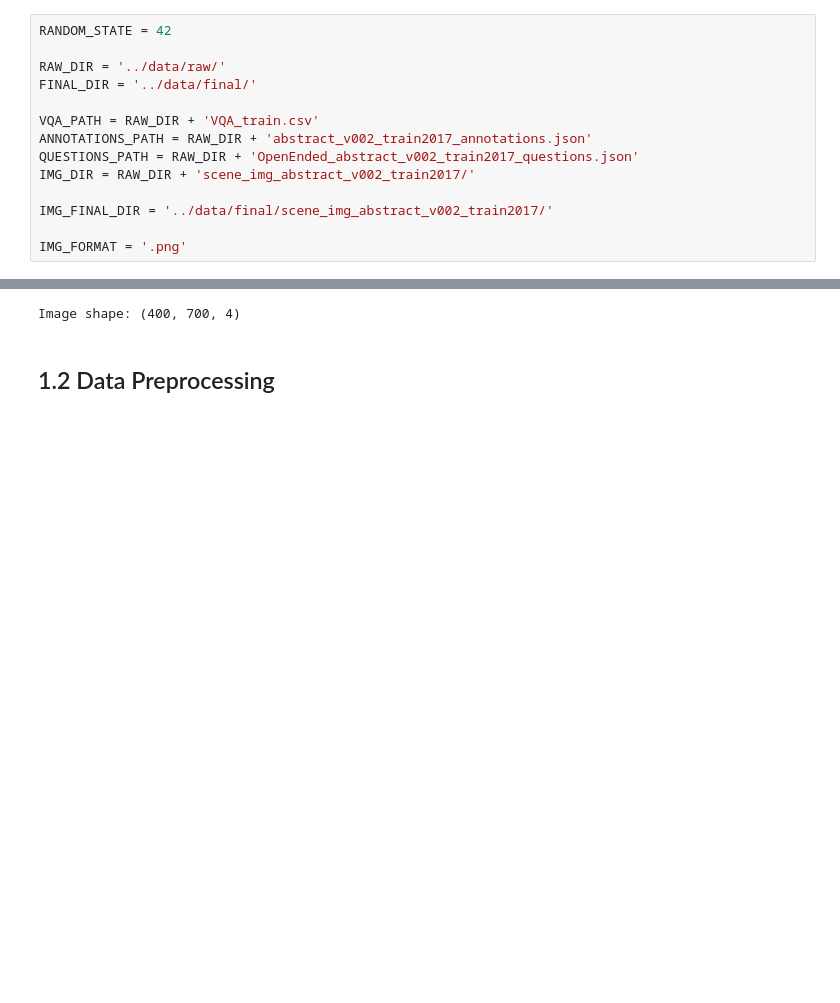
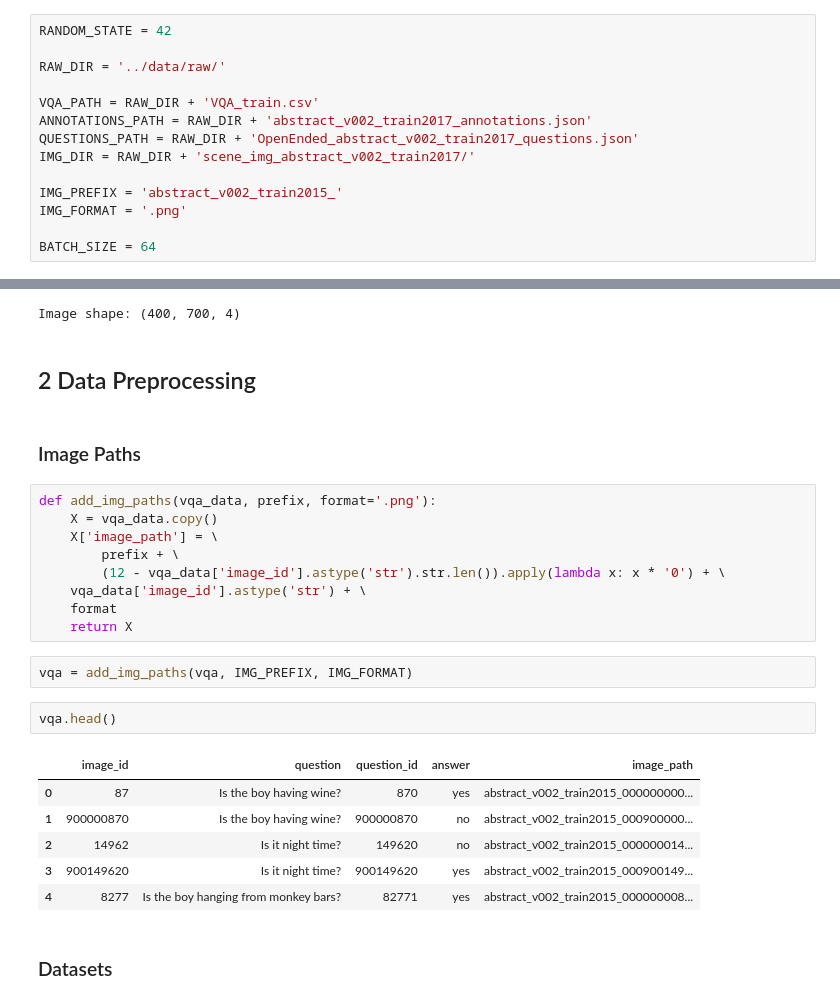
Before and after one commit to JaskierM/binary-vqa-example, a Jupyter notebook: notebooks/modeling.ipynb, the cells around one changed output, grey strips where cells are left out. Cells and saved outputs as stored; diff of their text form; blank space fills up the shorter version.

```diff
--- a/notebooks/modeling.ipynb
+++ b/notebooks/modeling.ipynb
@@ -23,16 +25,16 @@ from torchvision.io import read_image
 RANDOM_STATE = 42
 
 RAW_DIR = '../data/raw/'
-FINAL_DIR = '../data/final/'
 
 VQA_PATH = RAW_DIR + 'VQA_train.csv'
 ANNOTATIONS_PATH = RAW_DIR + 'abstract_v002_train2017_annotations.json'
 QUESTIONS_PATH = RAW_DIR + 'OpenEnded_abstract_v002_train2017_questions.json'
 IMG_DIR = RAW_DIR + 'scene_img_abstract_v002_train2017/'
 
-IMG_FINAL_DIR = '../data/final/scene_img_abstract_v002_train2017/'
+IMG_PREFIX = 'abstract_v002_train2015_'
+IMG_FORMAT = '.png'
 
-IMG_FORMAT = '.png'
+BATCH_SIZE = 64
 # %% [markdown]
 ### Configs
 # %%
@@ -155,4 +157,28 @@ show_img(IMG_DIR, 'abstract_v002_train2015_000900172021.png', 900172021)
 [figure]
 Image shape: (400, 700, 4)
 # %% [markdown]
-## 1.2 Data Preprocessing
+## 2 Data Preprocessing
+# %% [markdown]
+### Image Paths
+# %%
+def add_img_paths(vqa_data, prefix, format='.png'):
+    X = vqa_data.copy()
+    X['image_path'] = \
+        prefix + \
+        (12 - vqa_data['image_id'].astype('str').str.len()).apply(lambda x: x * '0') + \
+    vqa_data['image_id'].astype('str') + \
+    format
+    return X
+# %%
+vqa = add_img_paths(vqa, IMG_PREFIX, IMG_FORMAT)
+# %%
+vqa.head()
+# %% [output]
+|  | image_id | question | question_id | answer | image_path |
+| 0 | 87 | Is the boy having wine? | 870 | yes | abstract_v002_train2015_000000000... |
+| 1 | 900000870 | Is the boy having wine? | 900000870 | no | abstract_v002_train2015_000900000... |
+| 2 | 14962 | Is it night time? | 149620 | no | abstract_v002_train2015_000000014... |
+| 3 | 900149620 | Is it night time? | 900149620 | yes | abstract_v002_train2015_000900149... |
+| 4 | 8277 | Is the boy hanging from monkey bars? | 82771 | yes | abstract_v002_train2015_000000008... |
+# %% [markdown]
+### Datasets
```
Also changed, not shown: parts of 12 cells of this notebook.
